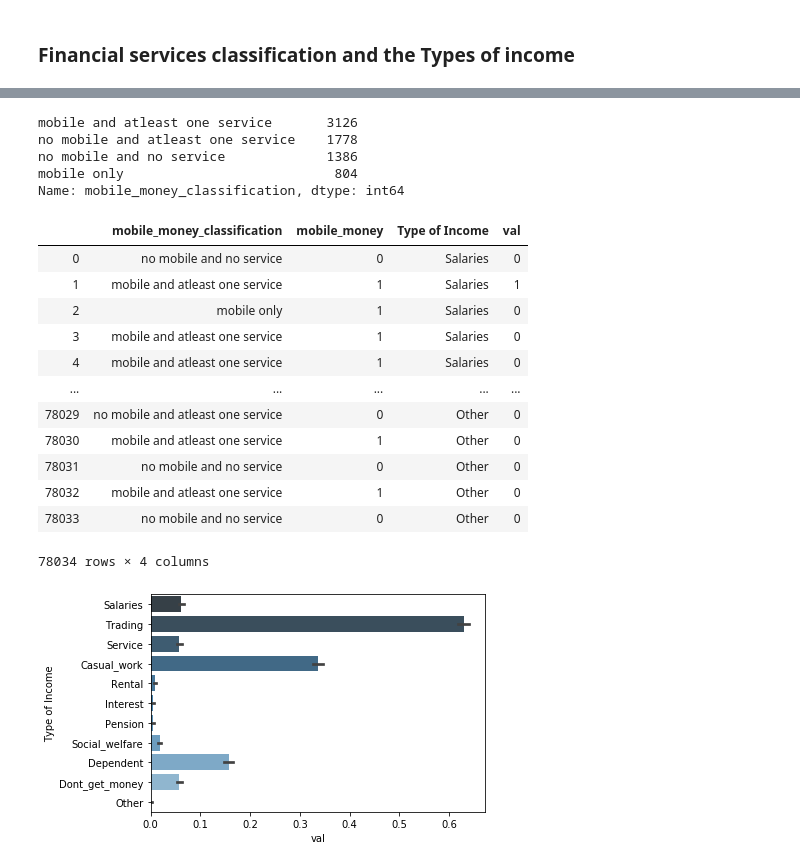
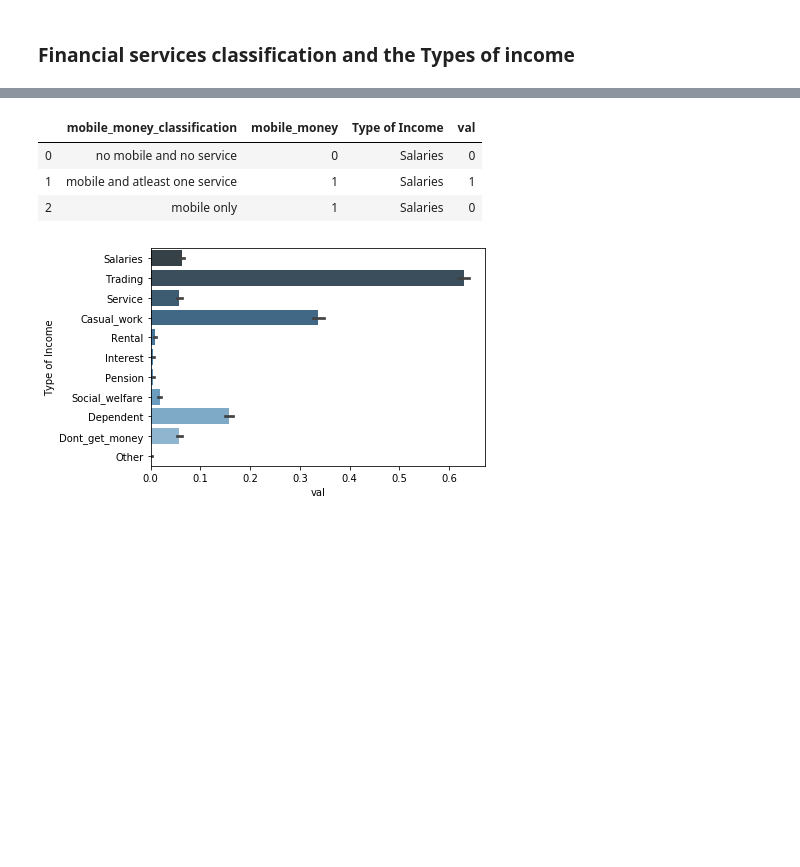
Before and after one commit to MphoKhotleng/Data-Visualization, a Jupyter notebook: Data_Viz_Fin_Services.ipynb, the cells around one changed output, grey strips where cells are left out. Saved outputs shown, nothing was run; the diff lists cells and outputs as text; code cells hidden in the pictures; blank space fills up the shorter version.

```diff
--- a/Data_Viz_Fin_Services.ipynb
+++ b/Data_Viz_Fin_Services.ipynb
@@ -202,11 +199,3 @@ memory usage: 2.1+ MB
-# %%
-tanz.mobile_money_classification.value_counts()
-# %% [output]
-mobile and atleast one service       3126
-no mobile and atleast one service    1778
-no mobile and no service             1386
-mobile only                           804
-Name: mobile_money_classification, dtype: int64
 # %%
 df_inc = tanz[['Salaries', 'Trading', 'Service', 'Casual_work', 'Rental', 'Interest',
                             'Pension', 'Social_welfare', 'Dependent', 'Dont_get_money', 'Other',
@@ -218,21 +204,12 @@ df_inc = tanz[['Salaries', 'Trading', 'Service', 'Casual_work', 'Rental', 'Inter
 df_other = pd.melt(df_inc, id_vars=['mobile_money_classification', 'mobile_money'],
                    var_name='Type of Income', value_name='val')
 # %%
-df_other
+df_other.head(3)
 # %% [output]
 |  | mobile_money_classification | mobile_money | Type of Income | val |
 | 0 | no mobile and no service | 0 | Salaries | 0 |
 | 1 | mobile and atleast one service | 1 | Salaries | 1 |
 | 2 | mobile only | 1 | Salaries | 0 |
-| 3 | mobile and atleast one service | 1 | Salaries | 0 |
-| 4 | mobile and atleast one service | 1 | Salaries | 0 |
-| ... | ... | ... | ... | ... |
-| 78029 | no mobile and atleast one service | 0 | Other | 0 |
-| 78030 | mobile and atleast one service | 1 | Other | 0 |
-| 78031 | no mobile and no service | 0 | Other | 0 |
-| 78032 | mobile and atleast one service | 1 | Other | 0 |
-| 78033 | no mobile and no service | 0 | Other | 0 |
-78034 rows × 4 columns
 # %%
 ax = sns.barplot("val", y="Type of Income", data=df_other,
                  palette="Blues_d")
```
Also changed, not shown: parts of 23 cells of this notebook.
